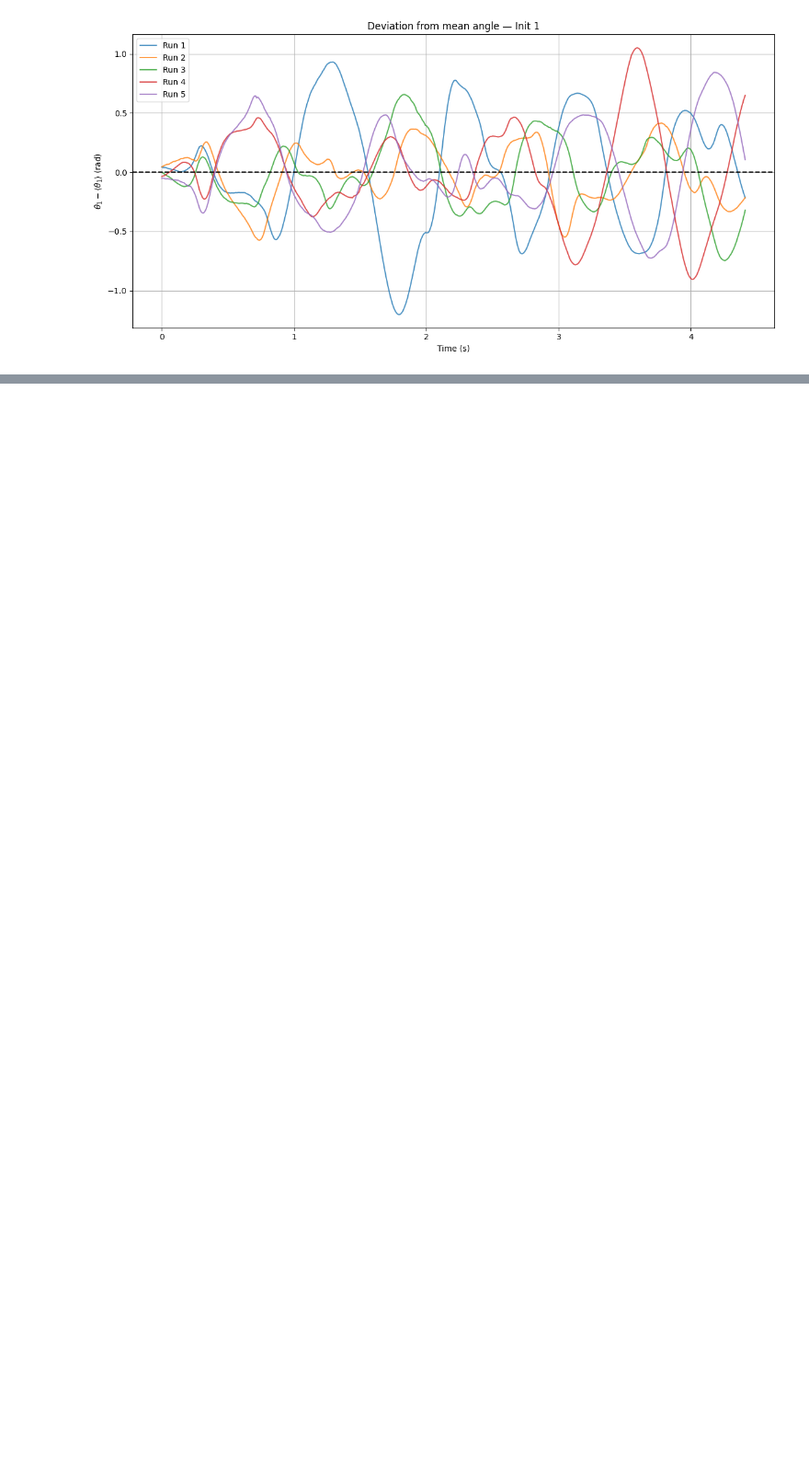
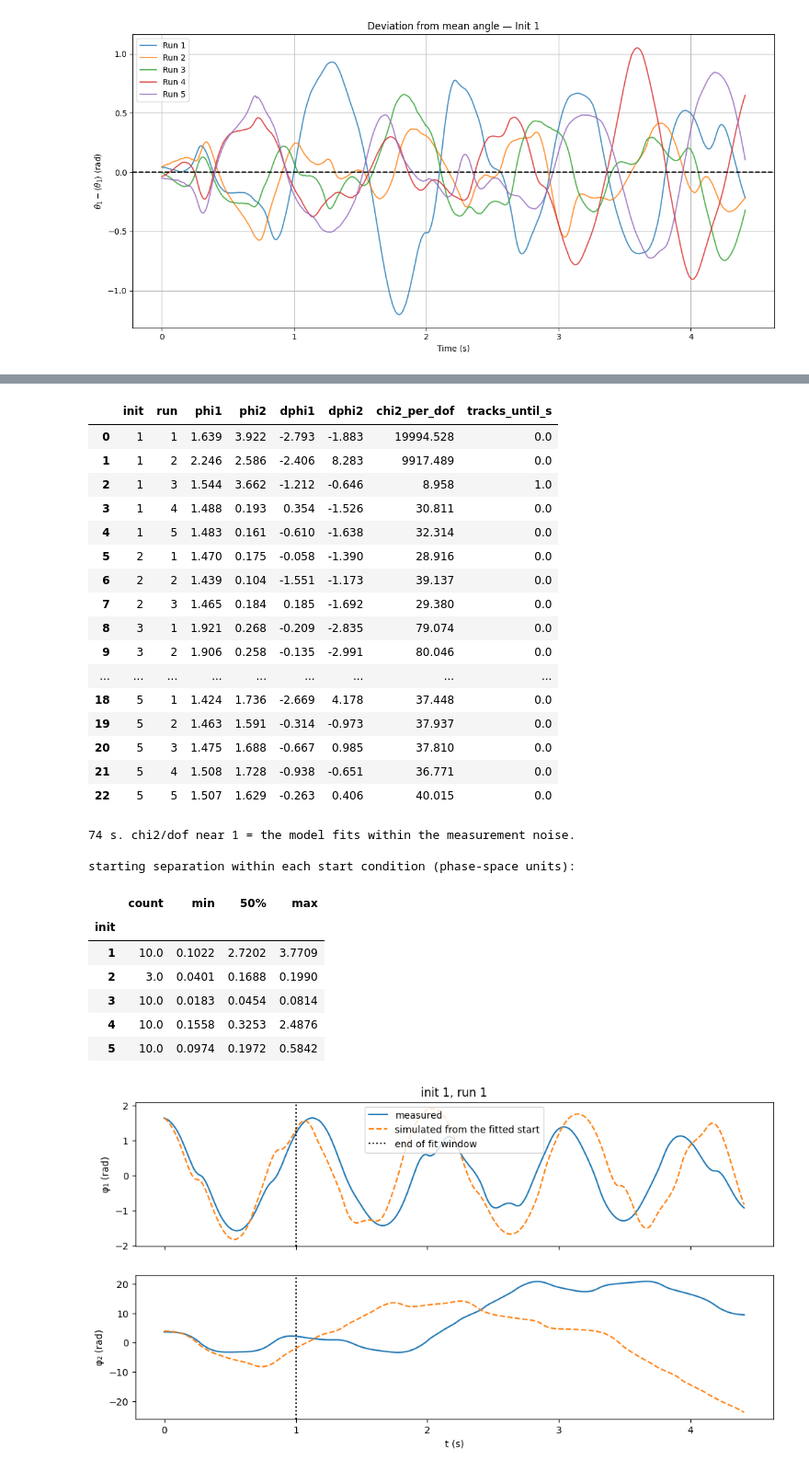
Before and after one commit to Spaantje5/Double-Pendulum-Experiment, a Jupyter notebook: real/analysis.ipynb, the cells around one changed output, grey strips where cells are left out. Shown at 92% size. Drawn from its saved outputs; the diff is of its cells as text; code cells hidden in the pictures; blank space fills up the shorter version.

```diff
--- a/real/analysis.ipynb
+++ b/real/analysis.ipynb
@@ -179,0 +151,75 @@ plt.show()
+# %%
+# Fit the starting state (phi1, phi2, phi1-dot, phi2-dot) of every run so that the simulation reproduces the measured angles
+# over the first T_FIT seconds, then simulate the whole run and see how long it keeps tracking.
+T_FIT = 1.0          # seconds. Longer = better constrained, but chaos makes the fit harder
+TOL = 0.1            # rad: 'tracking' lasts until the angle error exceeds this
+b1_fit, b2_fit = 0.0, 0.0                            # hinge friction: left at zero here, to be fitted later
+n_fit = int(T_FIT * FPS)
+
+def fit_run(k, b1=b1_fit, b2=b2_fit):
+    s0 = [phi1[k, 0], phi2[k, 0], w1[k, 0], w2[k, 0]]
+    def resid(s):
+        y = simulate(s, t[:n_fit], b1, b2)
+        return np.concatenate([(y[0] - phi1[k, :n_fit]) / sig[0], (y[1] - phi2[k, :n_fit]) / sig[1]])
+    sol = least_squares(resid, s0, x_scale=[0.01, 0.01, 0.1, 0.1])
+    return sol.x, np.sum(sol.fun ** 2) / (len(sol.fun) - 4)
+
+fits, rows = [], []
+t0 = time.time()
+for k in range(len(keys)):
+    x, chi2 = fit_run(k)
+    y = simulate(x, t)
+    over = np.where(np.hypot(y[0] - phi1[k], y[1] - phi2[k]) > TOL)[0]
+    fits.append(dict(x=x, y=y))
+    rows.append(dict(init=keys[k][0], run=keys[k][1], phi1=x[0], phi2=x[1], dphi1=x[2], dphi2=x[3],
+                     chi2_per_dof=chi2, tracks_until_s=t[over[0]] if len(over) else t[-1]))
+fit_tab = pd.DataFrame(rows)
+display(fit_tab.round(3))
+print(f"{time.time() - t0:.0f} s. chi2/dof near 1 = the model fits within the measurement noise.")
+
+k = 0
+fig, ax = plt.subplots(2, 1, figsize=(12, 6), sharex=True)
+for a, (m, lab, j) in zip(ax, ((phi1[k], "φ₁", 0), (phi2[k], "φ₂", 1))):
+    a.plot(t, m, label="measured"); a.plot(t, fits[k]["y"][j], "--", label="simulated from the fitted start")
+    a.axvline(T_FIT, color="k", ls=":", label="end of fit window"); a.set_ylabel(lab + " (rad)")
+ax[0].legend(); ax[1].set_xlabel("t (s)"); ax[0].set_title(f"init {keys[k][0]}, run {keys[k][1]}")
+
+# how alike were the releases within each start condition?
+rows = []
+for a, b in combinations(range(len(keys)), 2):
+    if init_of[a] != init_of[b]:
+        continue
+    dx = fits[a]["x"] - fits[b]["x"]
+    rows.append(dict(init=init_of[a], a=keys[a][1], b=keys[b][1], d0=np.sqrt(dx[0]**2 + dx[1]**2 + (dx[2]**2 + dx[3]**2) / S_W**2)))
+d0_tab = pd.DataFrame(rows)
+print("\nstarting separation within each start condition (phase-space units):")
+display(d0_tab.groupby("init")["d0"].describe()[["count", "min", "50%", "max"]].round(4))
+# %% [output]
+|  | init | run | phi1 | phi2 | dphi1 | dphi2 | chi2_per_dof | tracks_until_s |
+| 0 | 1 | 1 | 1.639 | 3.922 | -2.793 | -1.883 | 19994.528 | 0.0 |
+| 1 | 1 | 2 | 2.246 | 2.586 | -2.406 | 8.283 | 9917.489 | 0.0 |
+| 2 | 1 | 3 | 1.544 | 3.662 | -1.212 | -0.646 | 8.958 | 1.0 |
+| 3 | 1 | 4 | 1.488 | 0.193 | 0.354 | -1.526 | 30.811 | 0.0 |
+| 4 | 1 | 5 | 1.483 | 0.161 | -0.610 | -1.638 | 32.314 | 0.0 |
+| 5 | 2 | 1 | 1.470 | 0.175 | -0.058 | -1.390 | 28.916 | 0.0 |
+| 6 | 2 | 2 | 1.439 | 0.104 | -1.551 | -1.173 | 39.137 | 0.0 |
+| 7 | 2 | 3 | 1.465 | 0.184 | 0.185 | -1.692 | 29.380 | 0.0 |
+| 8 | 3 | 1 | 1.921 | 0.268 | -0.209 | -2.835 | 79.074 | 0.0 |
+| 9 | 3 | 2 | 1.906 | 0.258 | -0.135 | -2.991 | 80.046 | 0.0 |
+| ... | ... | ... | ... | ... | ... | ... | ... | ... |
+| 18 | 5 | 1 | 1.424 | 1.736 | -2.669 | 4.178 | 37.448 | 0.0 |
+| 19 | 5 | 2 | 1.463 | 1.591 | -0.314 | -0.973 | 37.937 | 0.0 |
+| 20 | 5 | 3 | 1.475 | 1.688 | -0.667 | 0.985 | 37.810 | 0.0 |
+| 21 | 5 | 4 | 1.508 | 1.728 | -0.938 | -0.651 | 36.771 | 0.0 |
+| 22 | 5 | 5 | 1.507 | 1.629 | -0.263 | 0.406 | 40.015 | 0.0 |
+74 s. chi2/dof near 1 = the model fits within the measurement noise.
+
+starting separation within each start condition (phase-space units):
+|  | count | min | 50% | max |
+| init |  |  |  |  |
+| 1 | 10.0 | 0.1022 | 2.7202 | 3.7709 |
+| 2 | 3.0 | 0.0401 | 0.1688 | 0.1990 |
+| 3 | 10.0 | 0.0183 | 0.0454 | 0.0814 |
+| 4 | 10.0 | 0.1558 | 0.3253 | 2.4876 |
+| 5 | 10.0 | 0.0974 | 0.1972 | 0.5842 |
+[figure, added]
```
Also changed, not shown: parts of 12 cells of this notebook, 6 other files.
